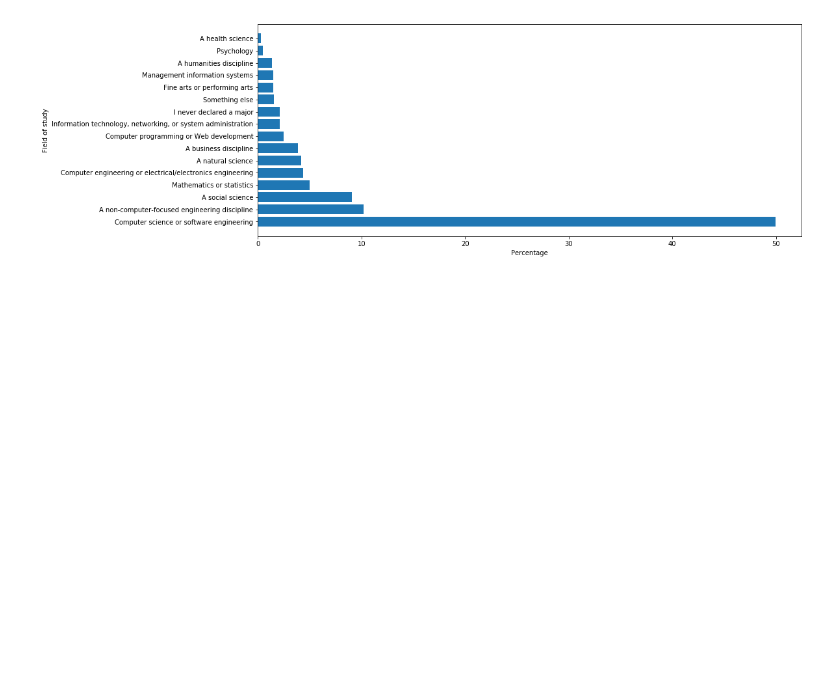
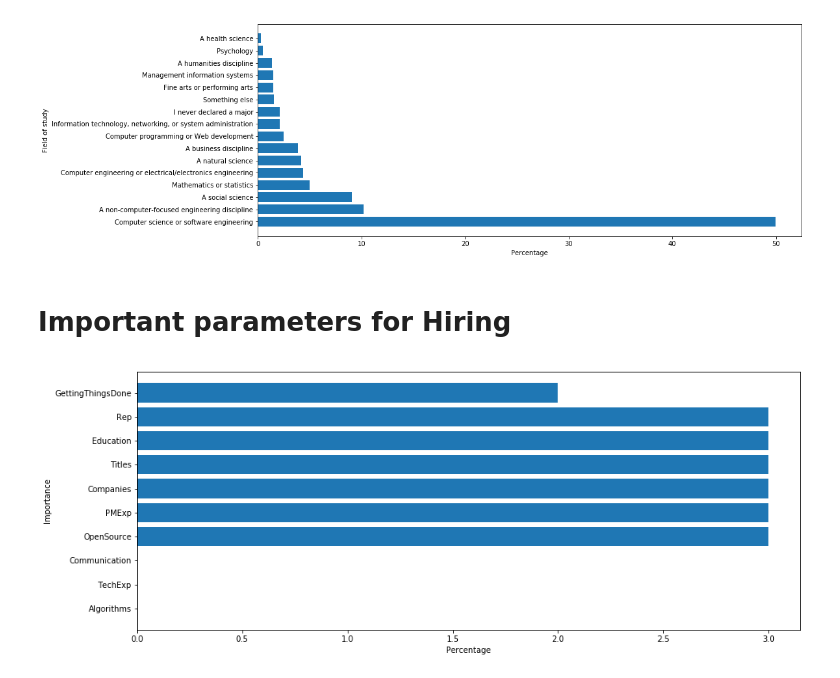
Before and after one commit to vneogi199/Stackoverflow-Developer-Survey-Results-2017-Analysis, a Jupyter notebook: Stackoverflow Developer Survey Results 2017 Analysis.ipynb, the cells around one changed output. Drawn from its saved outputs; the diff is of its cells as text; code cells hidden in the pictures; blank space fills up the shorter version.

Commit message:
Added more stats

```diff
--- a/Stackoverflow Developer Survey Results 2017 Analysis.ipynb
+++ b/Stackoverflow Developer Survey Results 2017 Analysis.ipynb
@@ -174,3 +175,7 @@ plt.xlabel("Percentage")
 plt.show()
 # %% [output]
 [figure]
+# %% [markdown]
+# Important parameters for Hiring
+# %%
+paramtersHiring=["Algorithms","TechExp","Communication","OpenSource","PMExp","Companies","Titles","Education","Rep","GettingThingsDone"]
@@ -176,0 +184,20 @@ plt.show()
+# %%
+resultHiring=[stat.mode(df.ImportantHiringAlgorithms.dropna().astype("category").cat.codes),
+             stat.mode(df.ImportantHiringTechExp.dropna().astype("category").cat.codes),
+             stat.mode(df.ImportantHiringCommunication.dropna().astype("category").cat.codes),
+             stat.mode(df.ImportantHiringOpenSource.dropna().astype("category").cat.codes),
+             stat.mode(df.ImportantHiringPMExp.dropna().astype("category").cat.codes),
+             stat.mode(df.ImportantHiringPMExp.dropna().astype("category").cat.codes),
+             stat.mode(df.ImportantHiringCompanies.dropna().astype("category").cat.codes),
+             stat.mode(df.ImportantHiringTitles.dropna().astype("category").cat.codes),
+             stat.mode(df.ImportantHiringEducation.dropna().astype("category").cat.codes),
+             stat.mode(df.ImportantHiringRep.dropna().astype("category").cat.codes),
+             ]
+# %%
+plt.figure(figsize=(15,6))
+plt.barh(paramtersHiring,resultHiring)
+plt.xlabel("Percentage")
+plt.ylabel("Importance")
+plt.show()
+# %% [output]
+[figure, added]
```
Also changed, not shown: parts of 3 cells of this notebook.
